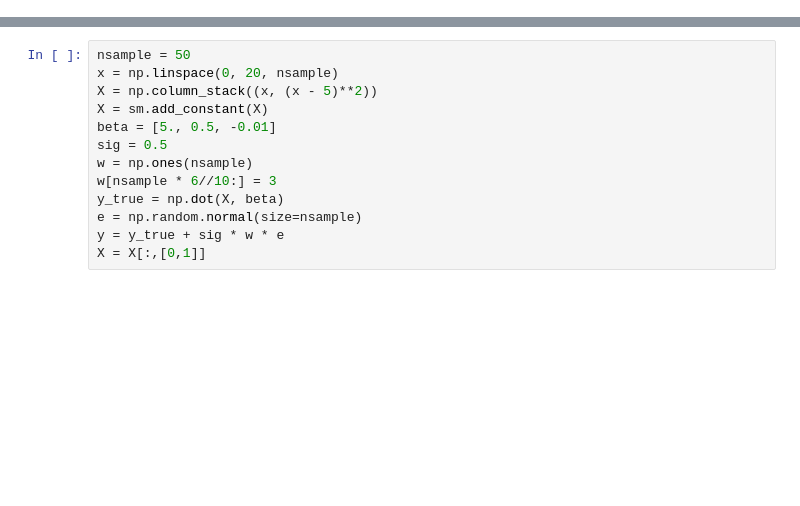
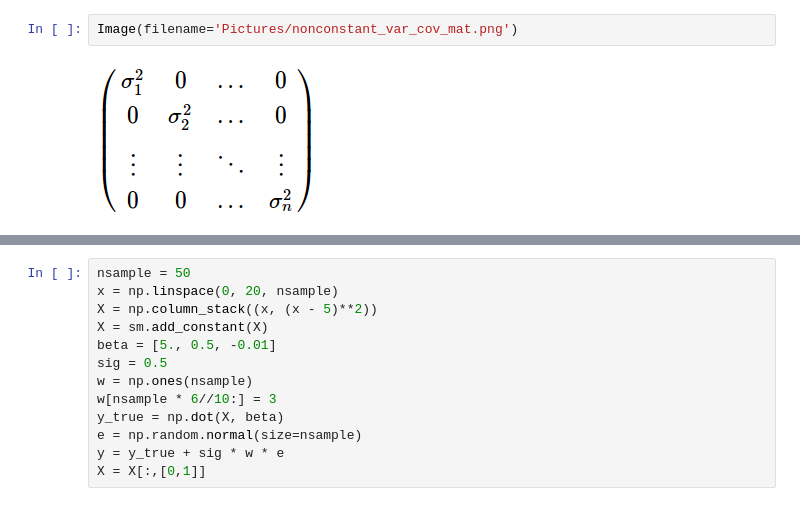
Before and after one commit to JonathanJohann/iResearch, a Jupyter notebook: Machine_Learning/Weighted Least Squares Notebook.ipynb, the cells around one changed output, grey strips where cells are left out. Drawn from its saved outputs; the diff is of its cells as text; blank space fills up the shorter version.

```diff
--- a/Machine_Learning/Weighted Least Squares Notebook.ipynb
+++ b/Machine_Learning/Weighted Least Squares Notebook.ipynb
@@ -14,0 +33,4 @@ np.random.seed(1024)
+# %%
+Image(filename='Pictures/nonconstant_var_cov_mat.png')
+# %% [output]
+[figure, added]
```
Also changed, not shown: parts of 29 cells of this notebook.
